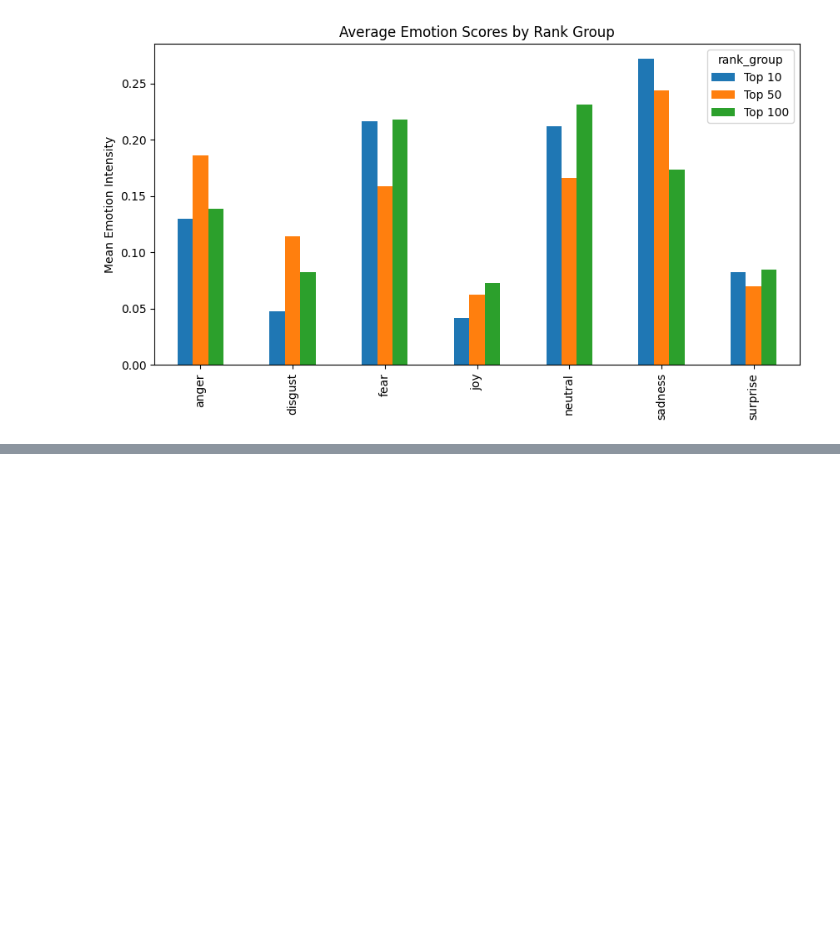
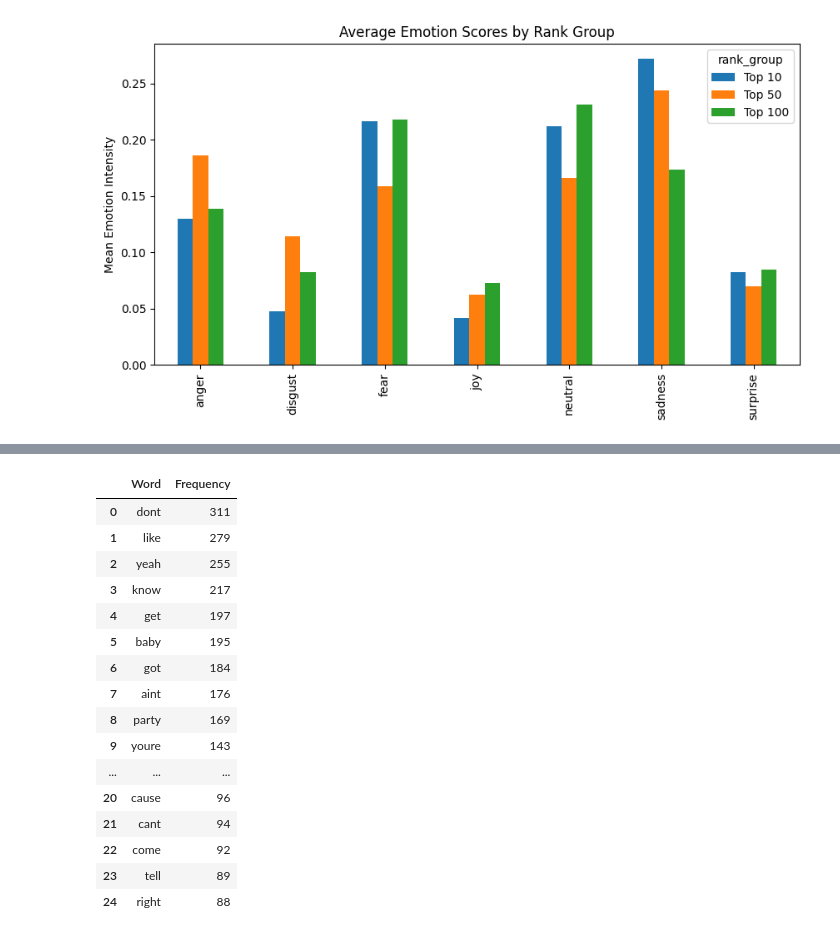
Before and after one commit to dumburger3/Lyric-Sentiment-Popularity, a Jupyter notebook: notebooks/2-data_clean_wrangle_EDA.ipynb, the cells around one changed output, grey strips where cells are left out. Drawn from its saved outputs; the diff is of its cells as text; code cells hidden in the pictures; blank space fills up the shorter version.

```diff
--- a/notebooks/2-data_clean_wrangle_EDA.ipynb
+++ b/notebooks/2-data_clean_wrangle_EDA.ipynb
@@ -338,0 +367,29 @@ plt.show()
+# %%
+# Get all words in all songs
+all_words = [word for important_words in df['important_words'] for word in important_words]
+
+# Convert to Series and use value_counts()
+words_freq = pd.Series(all_words).value_counts().head(25)
+
+# Convert to DataFrame
+words_df = words_freq.reset_index()
+words_df.columns = ['Word', 'Frequency']
+words_df
+# %% [output]
+|  | Word | Frequency |
+| 0 | dont | 311 |
+| 1 | like | 279 |
+| 2 | yeah | 255 |
+| 3 | know | 217 |
+| 4 | get | 197 |
+| 5 | baby | 195 |
+| 6 | got | 184 |
+| 7 | aint | 176 |
+| 8 | party | 169 |
+| 9 | youre | 143 |
+| ... | ... | ... |
+| 20 | cause | 96 |
+| 21 | cant | 94 |
+| 22 | come | 92 |
+| 23 | tell | 89 |
+| 24 | right | 88 |
```
Also changed, not shown: parts of 5 cells of this notebook.
